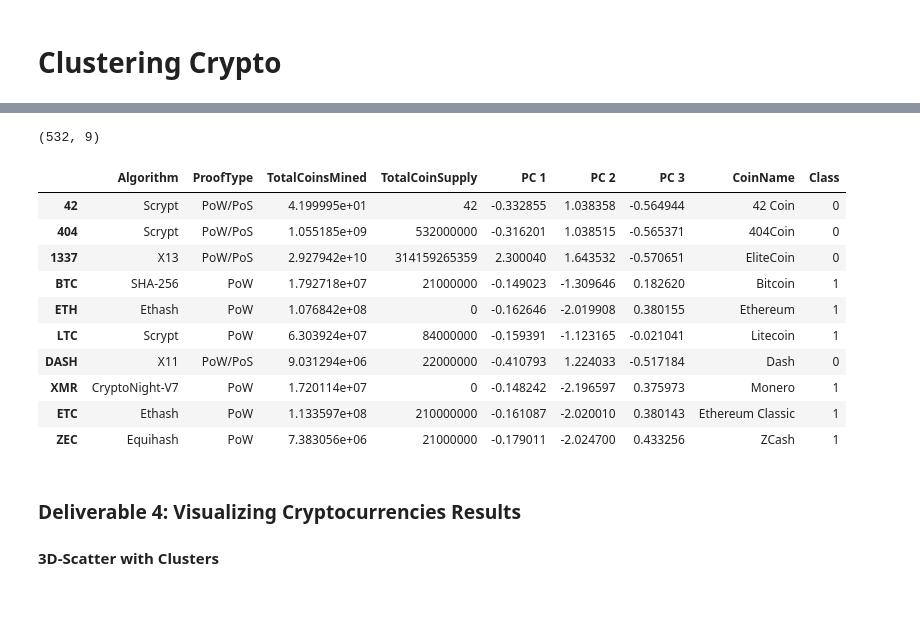
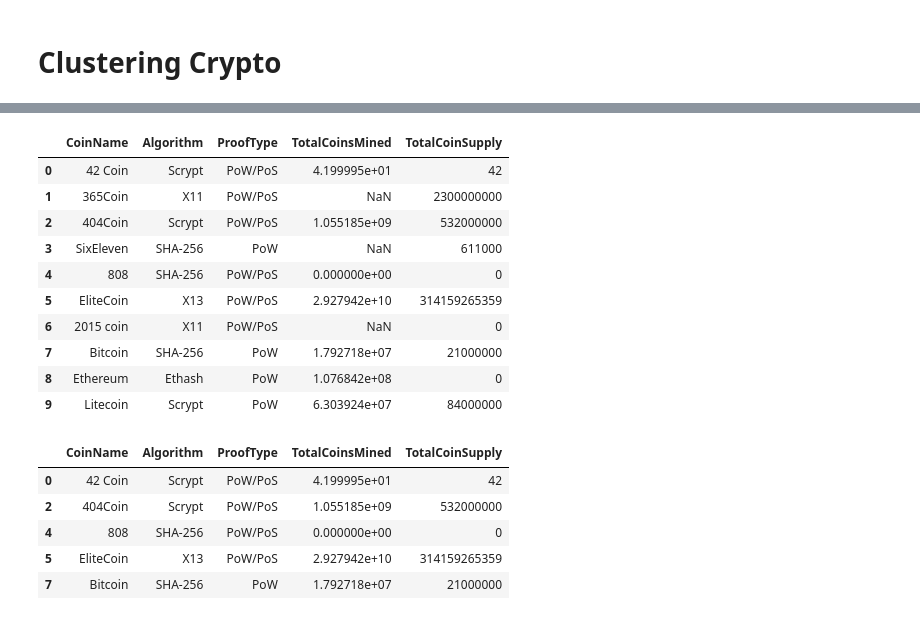
Before and after one commit to snkty8/Cryptocurrencies, a Jupyter notebook: crypto_clustering.ipynb, the cells around one changed output, grey strips where cells are left out. Drawn from its saved outputs; the diff is of its cells as text; code cells hidden in the pictures.

```diff
--- a/crypto_clustering.ipynb
+++ b/crypto_clustering.ipynb
@@ -232,31 +34,30 @@ array([0, 0, 0, 1, 1, 1, 0, 1, 1, 1, 0, 1, 0, 0, 1, 0, 1, 1, 0, 0, 1, 1,
-# %%
-# Create a new DataFrame including predicted clusters and cryptocurrencies features.
-# Concatentate the crypto_df and pcs_df DataFrames on the same columns.
-# YOUR CODE HERE
-
-#  Add a new column, "CoinName" to the clustered_df DataFrame that holds the names of the cryptocurrencies.
-# YOUR CODE HERE
-
-#  Add a new column, "Class" to the clustered_df DataFrame that holds the predictions.
-# YOUR CODE HERE
-
-# Print the shape of the clustered_df
-print(clustered_df.shape)
-clustered_df.head(10)
-# %% [output]
-(532, 9)
-|  | Algorithm | ProofType | TotalCoinsMined | TotalCoinSupply | PC 1 | PC 2 | PC 3 | CoinName | Class |
-| 42 | Scrypt | PoW/PoS | 4.199995e+01 | 42 | -0.332855 | 1.038358 | -0.564944 | 42 Coin | 0 |
-| 404 | Scrypt | PoW/PoS | 1.055185e+09 | 532000000 | -0.316201 | 1.038515 | -0.565371 | 404Coin | 0 |
-| 1337 | X13 | PoW/PoS | 2.927942e+10 | 314159265359 | 2.300040 | 1.643532 | -0.570651 | EliteCoin | 0 |
-| BTC | SHA-256 | PoW | 1.792718e+07 | 21000000 | -0.149023 | -1.309646 | 0.182620 | Bitcoin | 1 |
-| ETH | Ethash | PoW | 1.076842e+08 | 0 | -0.162646 | -2.019908 | 0.380155 | Ethereum | 1 |
-| LTC | Scrypt | PoW | 6.303924e+07 | 84000000 | -0.159391 | -1.123165 | -0.021041 | Litecoin | 1 |
-| DASH | X11 | PoW/PoS | 9.031294e+06 | 22000000 | -0.410793 | 1.224033 | -0.517184 | Dash | 0 |
-| XMR | CryptoNight-V7 | PoW | 1.720114e+07 | 0 | -0.148242 | -2.196597 | 0.375973 | Monero | 1 |
-| ETC | Ethash | PoW | 1.133597e+08 | 210000000 | -0.161087 | -2.020010 | 0.380143 | Ethereum Classic | 1 |
-| ZEC | Equihash | PoW | 7.383056e+06 | 21000000 | -0.179011 | -2.024700 | 0.433256 | ZCash | 1 |
-# %% [markdown]
-### Deliverable 4: Visualizing Cryptocurrencies Results
-
-#### 3D-Scatter with Clusters
+# %%
+# Keep all the cryptocurrencies that are being traded.
+crypto_data_df.drop(crypto_data_df[crypto_data_df['IsTrading'] == False].index, inplace=True)
+# %%
+# Remove the "IsTrading" column.
+crypto_data_df_update = crypto_data_df.drop(['IsTrading', 'Unnamed: 0'], axis=1)
+crypto_data_df_update.head(10)
+# %% [output]
+|  | CoinName | Algorithm | ProofType | TotalCoinsMined | TotalCoinSupply |
+| 0 | 42 Coin | Scrypt | PoW/PoS | 4.199995e+01 | 42 |
+| 1 | 365Coin | X11 | PoW/PoS | NaN | 2300000000 |
+| 2 | 404Coin | Scrypt | PoW/PoS | 1.055185e+09 | 532000000 |
+| 3 | SixEleven | SHA-256 | PoW | NaN | 611000 |
+| 4 | 808 | SHA-256 | PoW/PoS | 0.000000e+00 | 0 |
+| 5 | EliteCoin | X13 | PoW/PoS | 2.927942e+10 | 314159265359 |
+| 6 | 2015 coin | X11 | PoW/PoS | NaN | 0 |
+| 7 | Bitcoin | SHA-256 | PoW | 1.792718e+07 | 21000000 |
+| 8 | Ethereum | Ethash | PoW | 1.076842e+08 | 0 |
+| 9 | Litecoin | Scrypt | PoW | 6.303924e+07 | 84000000 |
+# %%
+# Remove rows that have at least 1 null value
+crypto_data_df_update_2 = crypto_data_df_update.dropna()
+crypto_data_df_update_2.head()
+# %% [output]
+|  | CoinName | Algorithm | ProofType | TotalCoinsMined | TotalCoinSupply |
+| 0 | 42 Coin | Scrypt | PoW/PoS | 4.199995e+01 | 42 |
+| 2 | 404Coin | Scrypt | PoW/PoS | 1.055185e+09 | 532000000 |
+| 4 | 808 | SHA-256 | PoW/PoS | 0.000000e+00 | 0 |
+| 5 | EliteCoin | X13 | PoW/PoS | 2.927942e+10 | 314159265359 |
+| 7 | Bitcoin | SHA-256 | PoW | 1.792718e+07 | 21000000 |
```
Also changed, not shown: parts of 39 cells of this notebook.
